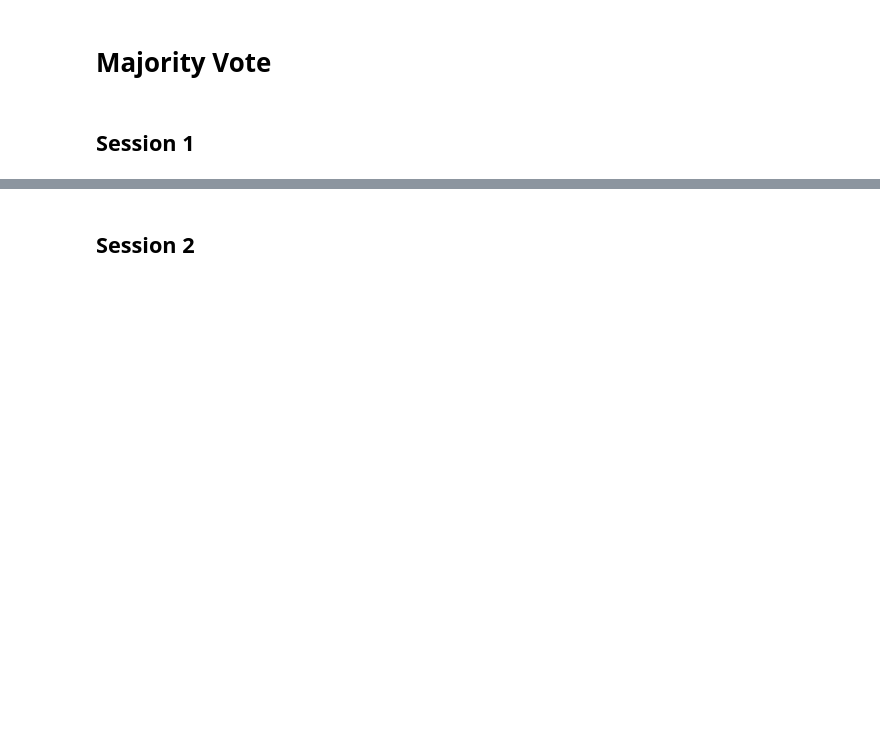
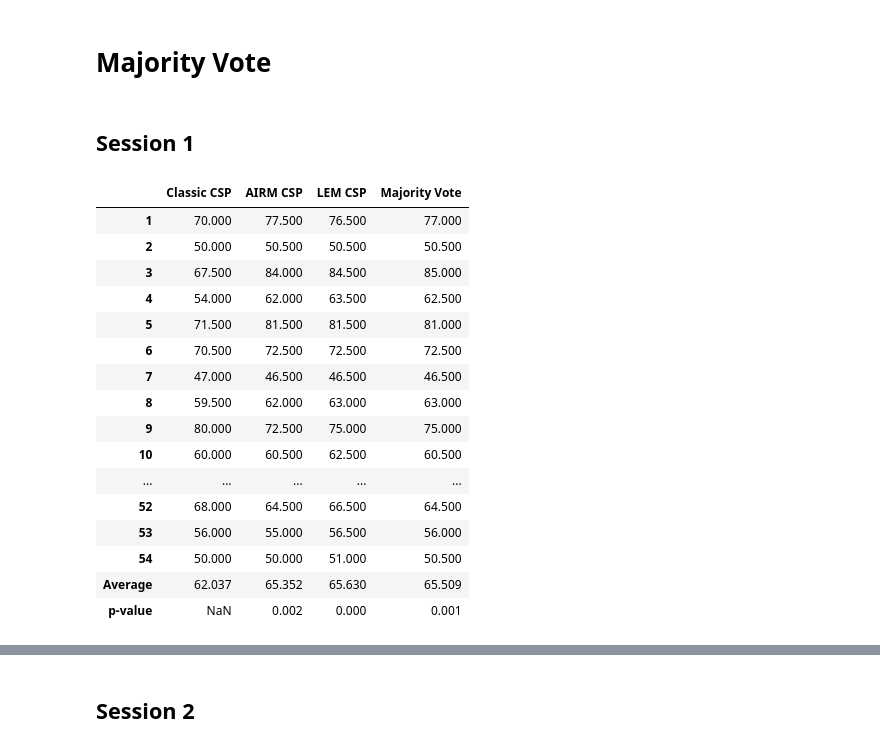
Before and after one commit to Yassawe/BCI-paper, a Jupyter notebook: SubjectIndependentPaper.ipynb, the cells around one changed output, grey strips where cells are left out. Saved outputs shown, nothing was run; the diff lists cells and outputs as text; code cells hidden in the pictures; blank space fills up the shorter version.

```diff
--- a/SubjectIndependentPaper.ipynb
+++ b/SubjectIndependentPaper.ipynb
@@ -153,7 +155,7 @@ def majority_vote(SubjectsCOV, SubjectsY, n):
         lem_csp.train(trainCOV, trainY, n=n)
         l_res = lem_csp.predict(testCOV)
 
-        res = np.column_stack((a_res, l_res, bw_csp))
+        res = np.column_stack((a_res, l_res))
         N = len(res)
 
         majority = np.empty(N, dtype='uint8')
@@ -186,6 +188,24 @@ def majority_vote(SubjectsCOV, SubjectsY, n):
 ## Session 1
 # %%
 dfmv1_2 = majority_vote(SubjectsCOV1, SubjectsY1, 2)
-dfmv1_2.head()
+dfmv1_2.head(56)
+# %% [output]
+|  | Classic CSP | AIRM CSP | LEM CSP | Majority Vote |
+| 1 | 70.000 | 77.500 | 76.500 | 77.000 |
+| 2 | 50.000 | 50.500 | 50.500 | 50.500 |
+| 3 | 67.500 | 84.000 | 84.500 | 85.000 |
+| 4 | 54.000 | 62.000 | 63.500 | 62.500 |
+| 5 | 71.500 | 81.500 | 81.500 | 81.000 |
+| 6 | 70.500 | 72.500 | 72.500 | 72.500 |
+| 7 | 47.000 | 46.500 | 46.500 | 46.500 |
+| 8 | 59.500 | 62.000 | 63.000 | 63.000 |
+| 9 | 80.000 | 72.500 | 75.000 | 75.000 |
+| 10 | 60.000 | 60.500 | 62.500 | 60.500 |
+| ... | ... | ... | ... | ... |
+| 52 | 68.000 | 64.500 | 66.500 | 64.500 |
+| 53 | 56.000 | 55.000 | 56.500 | 56.000 |
+| 54 | 50.000 | 50.000 | 51.000 | 50.500 |
+| Average | 62.037 | 65.352 | 65.630 | 65.509 |
+| p-value | NaN | 0.002 | 0.000 | 0.001 |
 # %%
 dfmv1_3 = majority_vote(SubjectsCOV1, SubjectsY1, 3)
```
Also changed, not shown: parts of 17 cells of this notebook, 2 other files.
